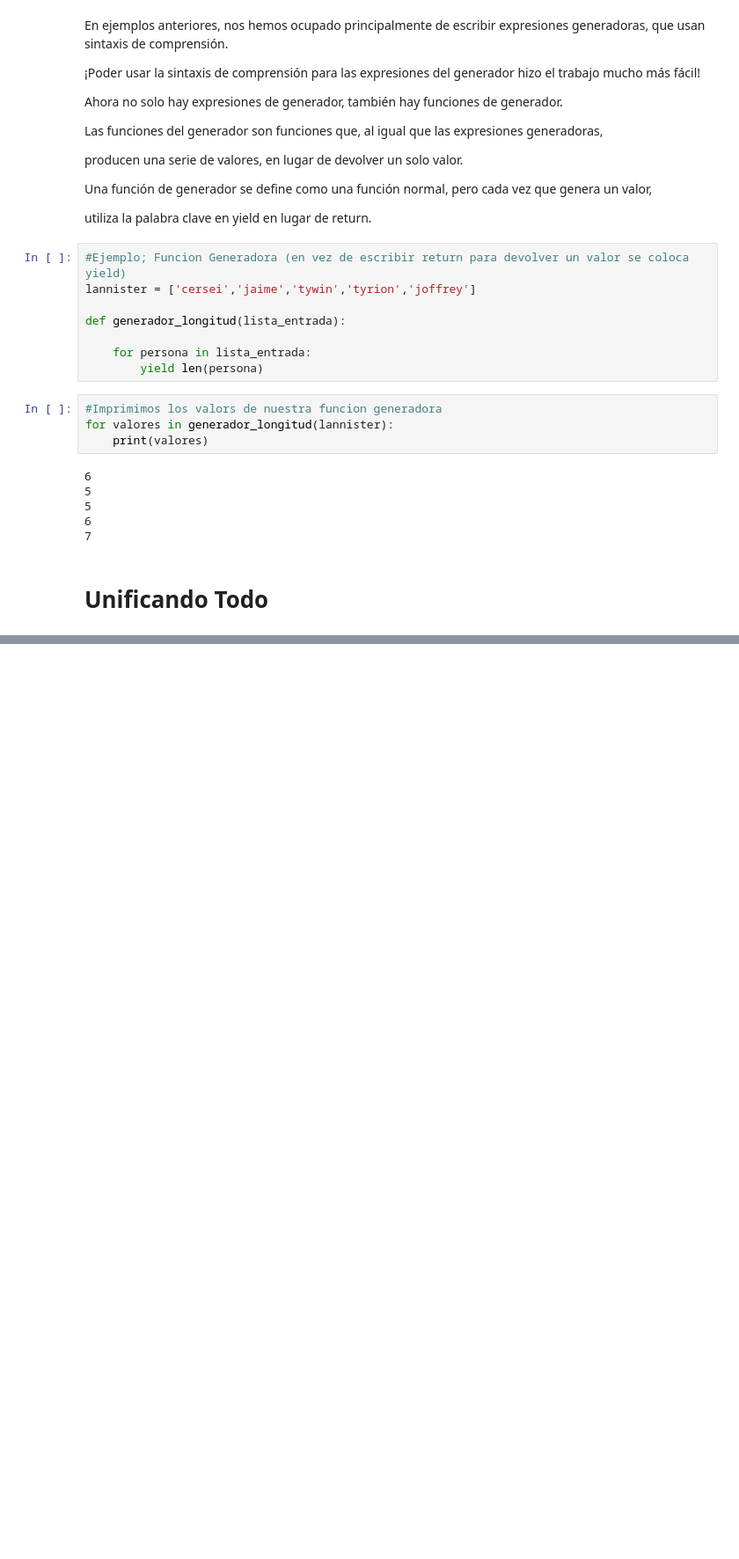
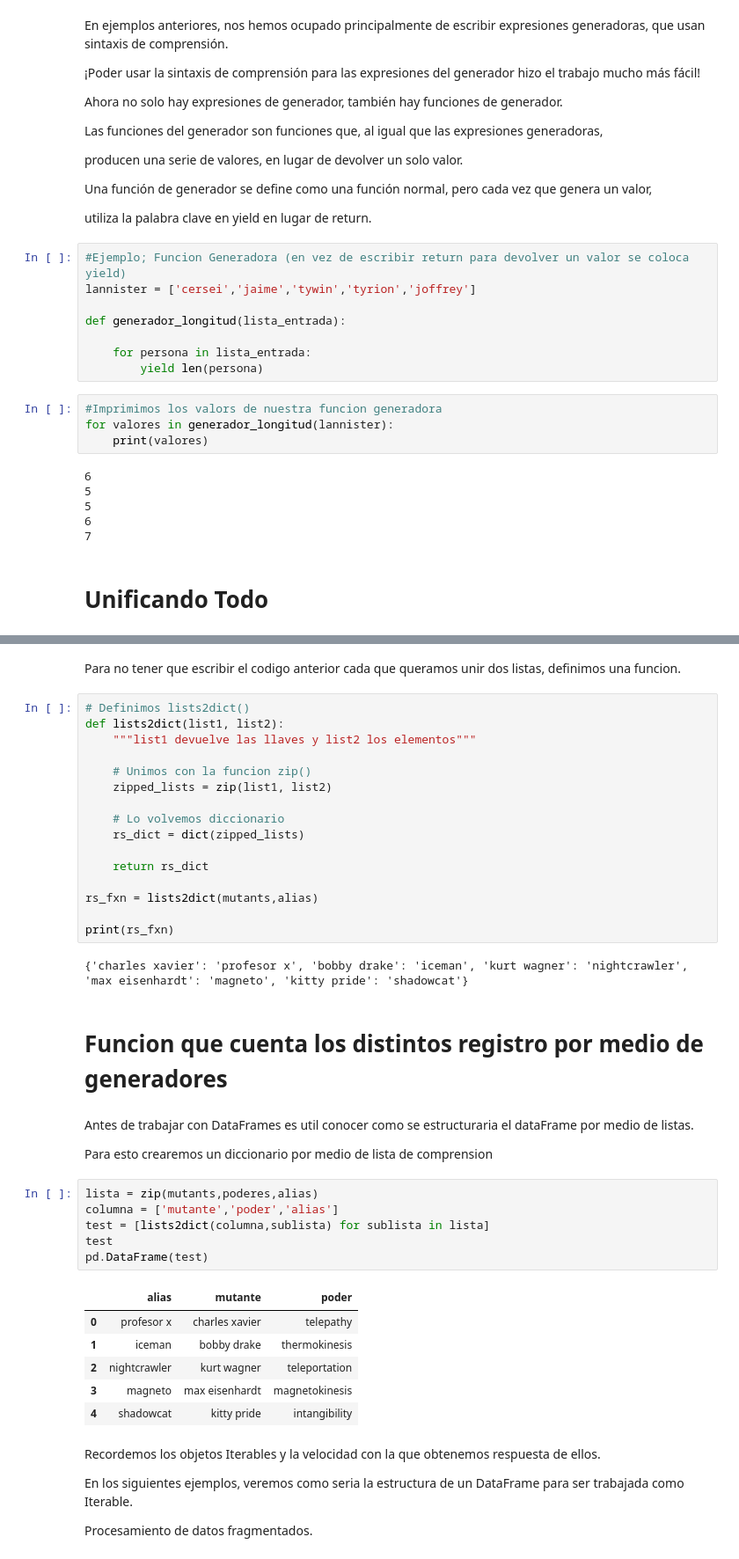
Before and after one commit to Corderodedios182/Resumenes-Python, a Jupyter notebook: Toolbox (Part 2).ipynb, the cells around one changed output, grey strips where cells are left out. Shown: that part at 88% size. Saved outputs shown, nothing was run; the diff lists cells and outputs as text; blank space fills up the shorter version.

```diff
--- a/Toolbox (Part 2).ipynb
+++ b/Toolbox (Part 2).ipynb
@@ -553,0 +577,45 @@ for valores in generador_longitud(lannister):
+# %% [markdown]
+ Para no tener que escribir el codigo anterior cada que queramos unir dos listas, definimos una funcion.
+# %%
+# Definimos lists2dict()
+def lists2dict(list1, list2):
+    """list1 devuelve las llaves y list2 los elementos"""
+
+    # Unimos con la funcion zip()
+    zipped_lists = zip(list1, list2)
+
+    # Lo volvemos diccionario
+    rs_dict = dict(zipped_lists)
+
+    return rs_dict
+
+rs_fxn = lists2dict(mutants,alias)
+
+print(rs_fxn)
+# %% [output]
+{'charles xavier': 'profesor x', 'bobby drake': 'iceman', 'kurt wagner': 'nightcrawler', 'max eisenhardt': 'magneto', 'kitty pride': 'shadowcat'}
+# %% [markdown]
+# Funcion que cuenta los distintos registro por medio de generadores
+# %% [markdown]
+Antes de trabajar con DataFrames es util conocer como se estructuraria el dataFrame por medio de listas.
+
+Para esto crearemos un diccionario por medio de lista de comprension
+# %%
+lista = zip(mutants,poderes,alias)
+columna = ['mutante','poder','alias']
+test = [lists2dict(columna,sublista) for sublista in lista]
+test
+pd.DataFrame(test)
+# %% [output]
+|  | alias | mutante | poder |
+| 0 | profesor x | charles xavier | telepathy |
+| 1 | iceman | bobby drake | thermokinesis |
+| 2 | nightcrawler | kurt wagner | teleportation |
+| 3 | magneto | max eisenhardt | magnetokinesis |
+| 4 | shadowcat | kitty pride | intangibility |
+# %% [markdown]
+Recordemos los objetos Iterables y la velocidad con la que obtenemos respuesta de ellos.
+
+En los siguientes ejemplos, veremos como seria la estructura de un DataFrame para ser trabajada como Iterable.
+
+Procesamiento de datos fragmentados.
```
Also changed, not shown: parts of 28 cells of this notebook.
